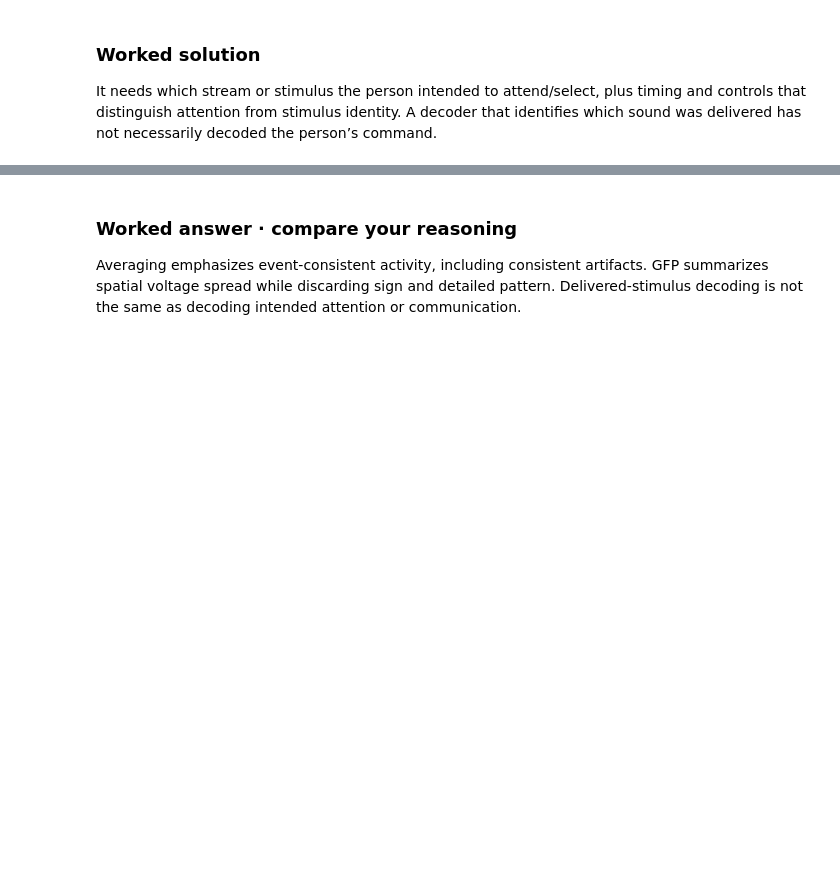
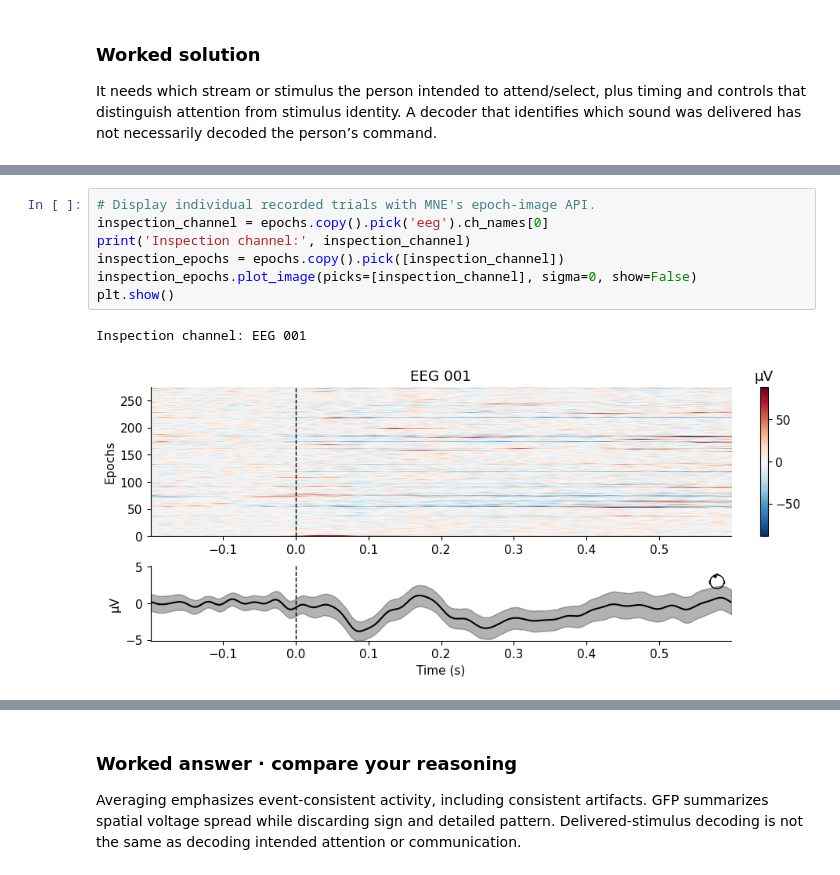
Before and after one commit to berdakh/ROBT613-BCI-Workshop, a Jupyter notebook: notebooks/11_auditory_visual_erp.ipynb, the cells around one changed output, grey strips where cells are left out. Saved outputs shown, nothing was run; the diff lists cells and outputs as text; blank space fills up the shorter version.

```diff
--- a/notebooks/11_auditory_visual_erp.ipynb
+++ b/notebooks/11_auditory_visual_erp.ipynb
@@ -500,0 +544,10 @@ It needs which stream or stimulus the person intended to attend/select, plus tim
+# %%
+# Display individual recorded trials with MNE's epoch-image API.
+inspection_channel = epochs.copy().pick('eeg').ch_names[0]
+print('Inspection channel:', inspection_channel)
+inspection_epochs = epochs.copy().pick([inspection_channel])
+inspection_epochs.plot_image(picks=[inspection_channel], sigma=0, show=False)
+plt.show()
+# %% [output]
+Inspection channel: EEG 001
+[figure, added]
```
Also changed, not shown: parts of 18 cells of this notebook, 16 other files.
